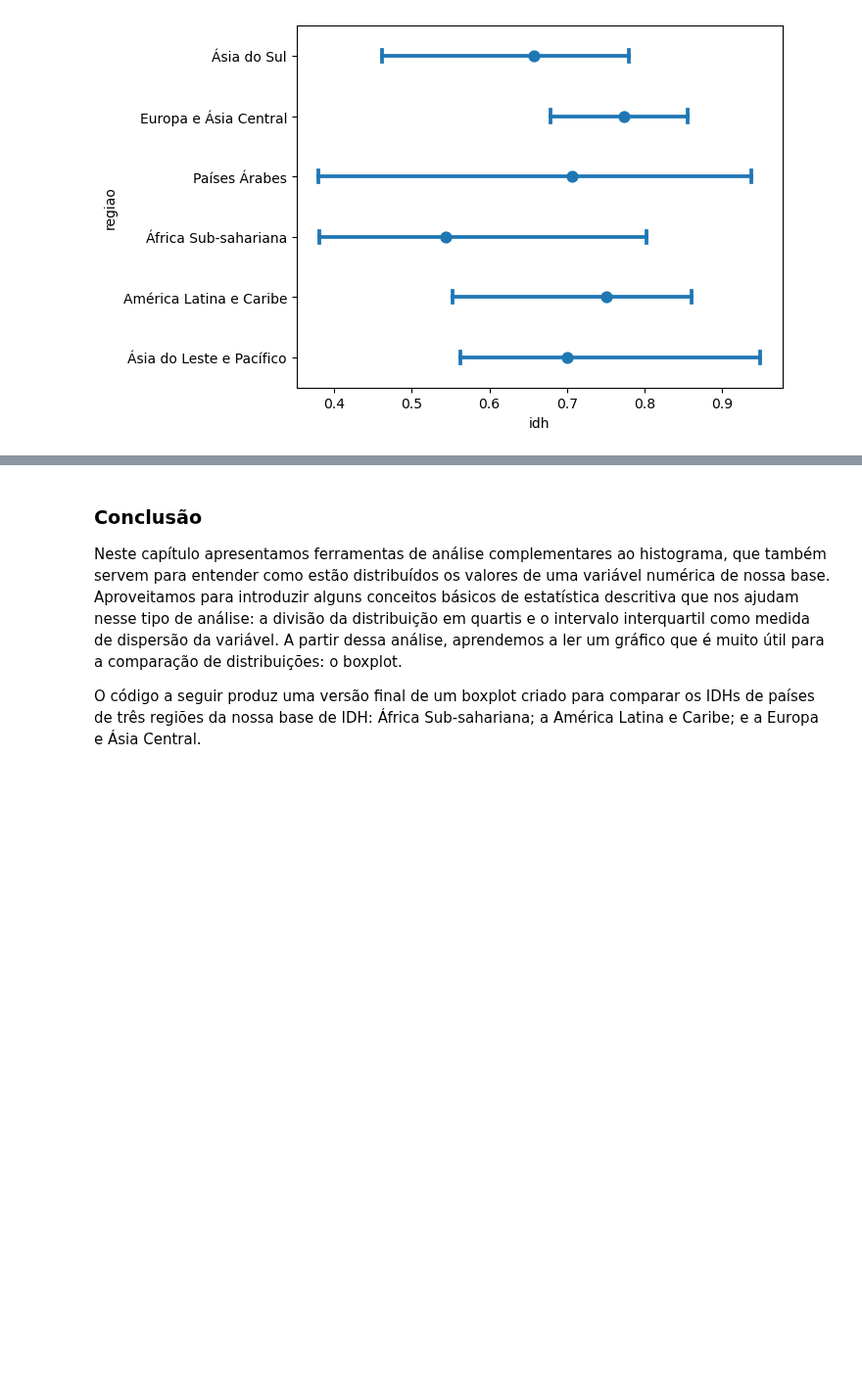
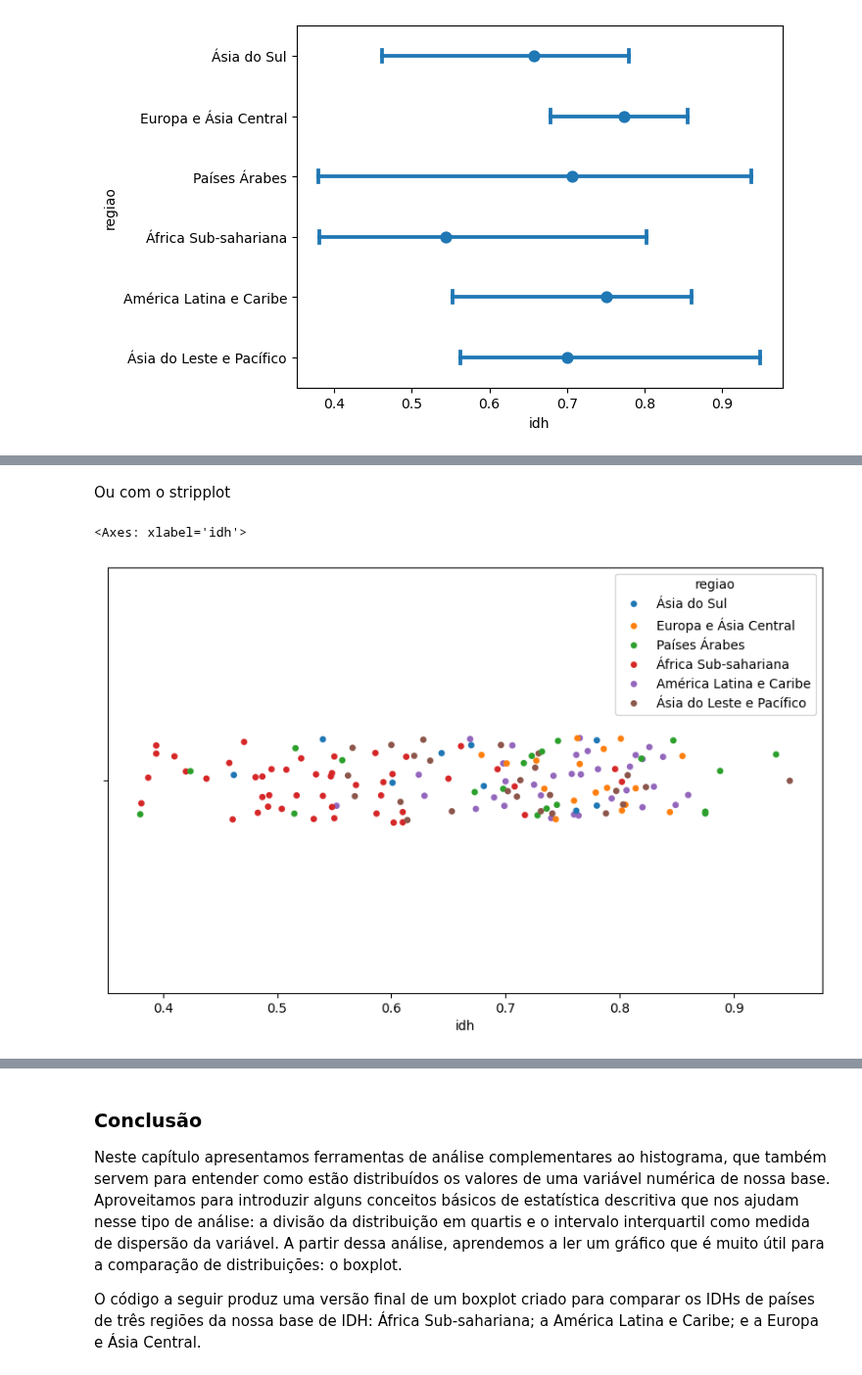
Before and after one commit to lthevenard/curso_prog, a Jupyter notebook: assets/_hidden/apostila_capitulo_6.ipynb, the cells around one changed output, grey strips where cells are left out. Shown at 98% size. Drawn from its saved outputs; the diff is of its cells as text; code cells hidden in the pictures; blank space fills up the shorter version.

```diff
--- a/assets/_hidden/apostila_capitulo_6.ipynb
+++ b/assets/_hidden/apostila_capitulo_6.ipynb
@@ -143,0 +192,15 @@ LIMITE DE NÃO TER IDEIA DO N
+# %% [markdown]
+Ou com o stripplot
+# %%
+# vamos aumentar a imagem para ver a legenda melhor
+fig, ax = plt.subplots(figsize=(10, 6))
+
+# mapeamos a região para cores em vez do eixo y
+sns.stripplot(
+    x="idh",
+    hue="regiao",
+    data=idh_2022,
+)
+# %% [output]
+<Axes: xlabel='idh'>
+[figure, added]
```
Also changed, not shown: parts of 10 cells of this notebook.
